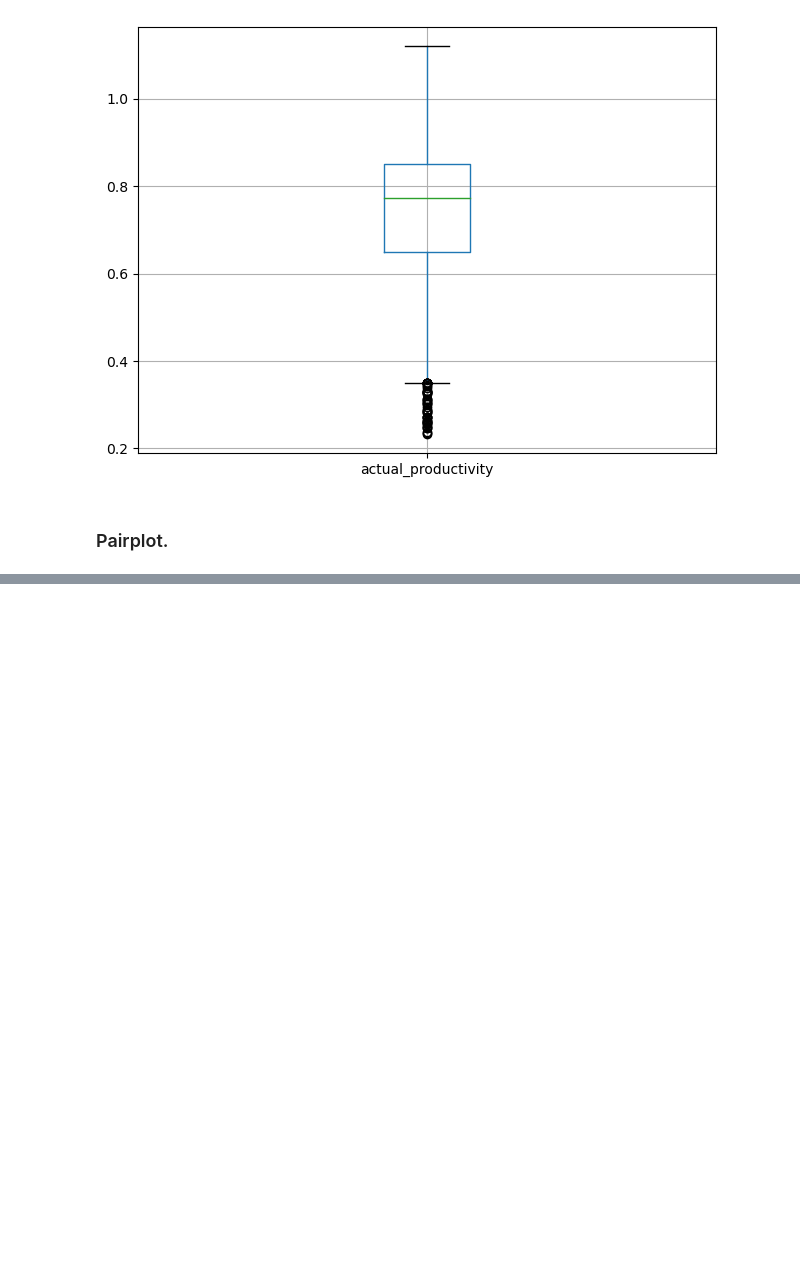
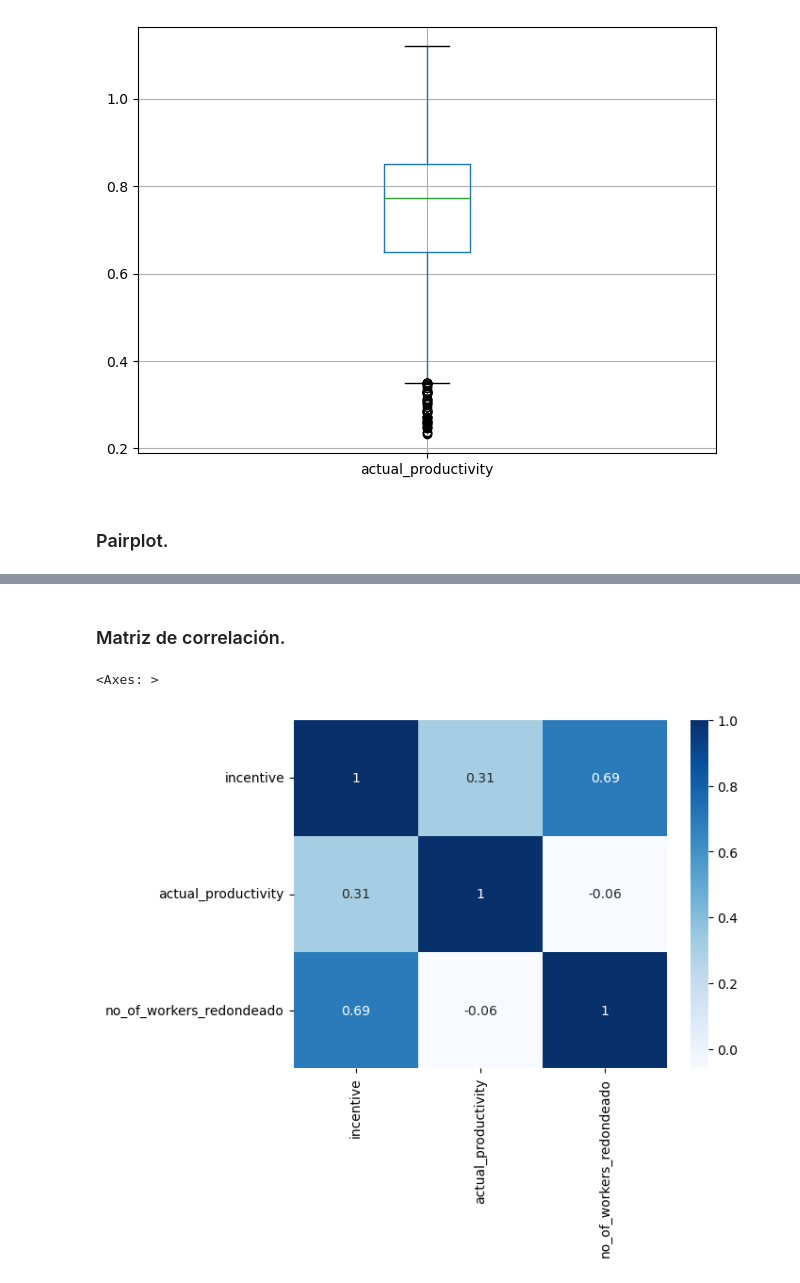
Before and after one commit to nicolascardenast/ACTD-proyecto1, a Jupyter notebook: exploracion/exploracion.ipynb, the cells around one changed output, grey strips where cells are left out. Cells and saved outputs as stored; diff of their text form; code cells hidden in the pictures; blank space fills up the shorter version.

```diff
--- a/exploracion/exploracion.ipynb
+++ b/exploracion/exploracion.ipynb
@@ -129,0 +145,9 @@ datos_limpios.to_excel('archivo_excel.xlsx', index=False)
+# %% [markdown]
+### Matriz de correlación.
+# %%
+from seaborn import heatmap
+corr = datos_corregidos.iloc[:,[7,8,10]].corr()
+heatmap(corr, cmap="Blues", annot=True)
+# %% [output]
+<Axes: >
+[figure, added]
```
Also changed, not shown: parts of 13 cells of this notebook.
